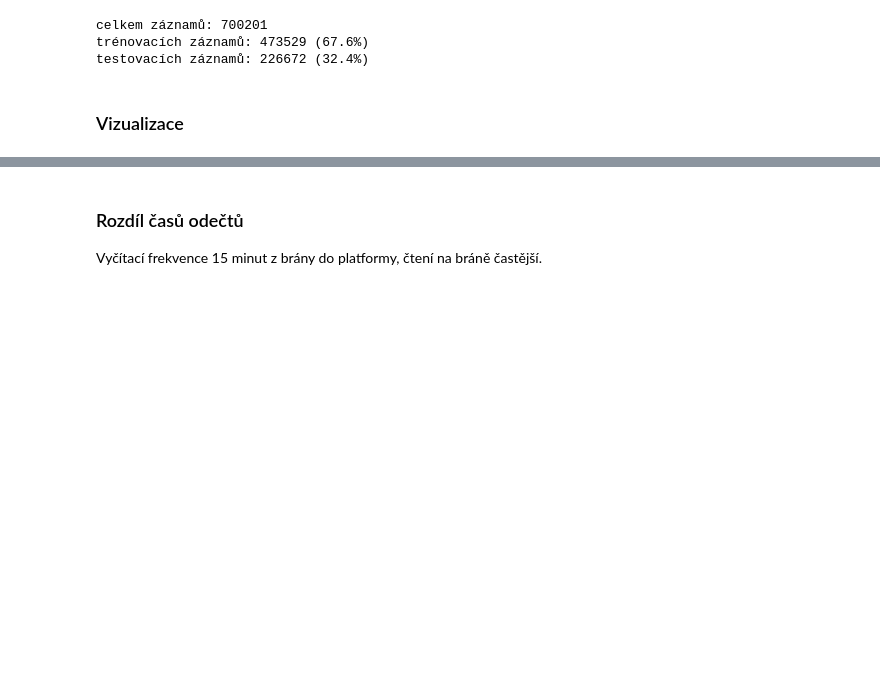
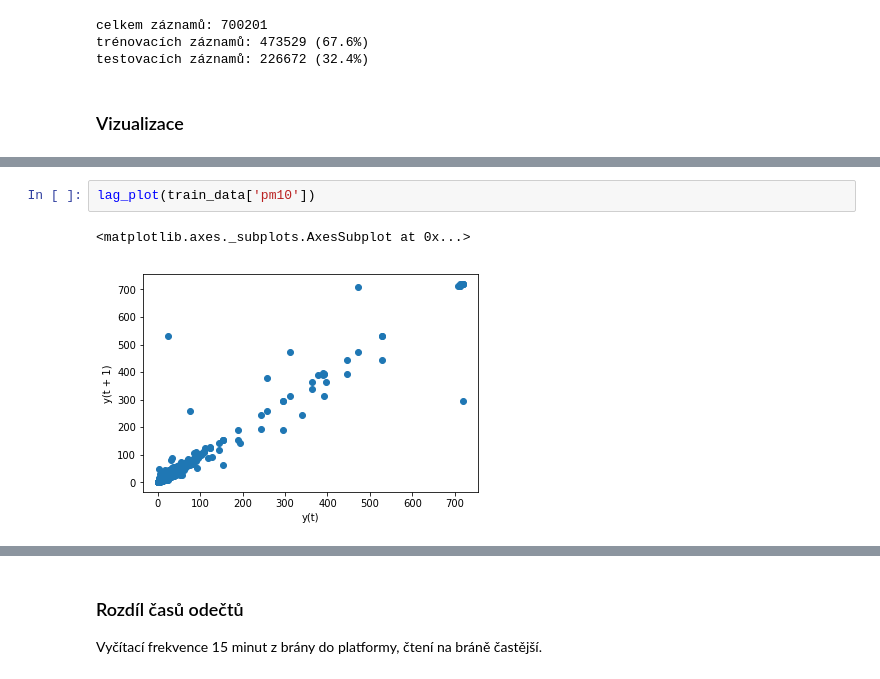
Before and after one commit to podondra/lampy, a Jupyter notebook: analyza.ipynb, the cells around one changed output, grey strips where cells are left out. Drawn from its saved outputs; the diff is of its cells as text; blank space fills up the shorter version.

```diff
--- a/analyza.ipynb
+++ b/analyza.ipynb
@@ -163,0 +162,5 @@ test_data.plot()
+# %%
+lag_plot(train_data['pm10'])
+# %% [output]
+<matplotlib.axes._subplots.AxesSubplot at 0x...>
+[figure, added]
```
Also changed, not shown: parts of 26 cells of this notebook.
